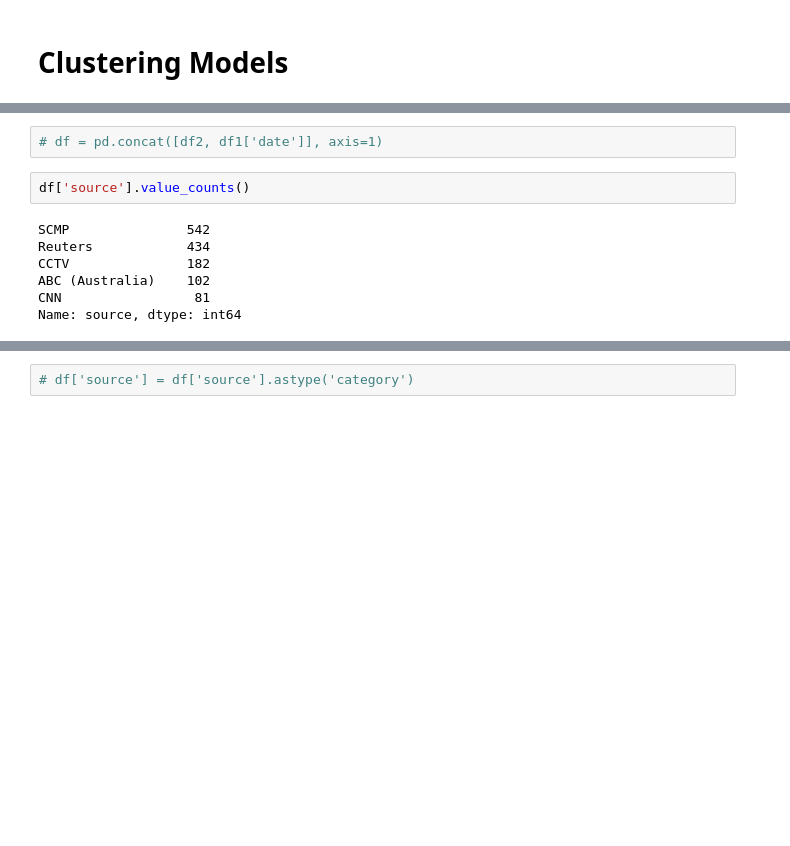
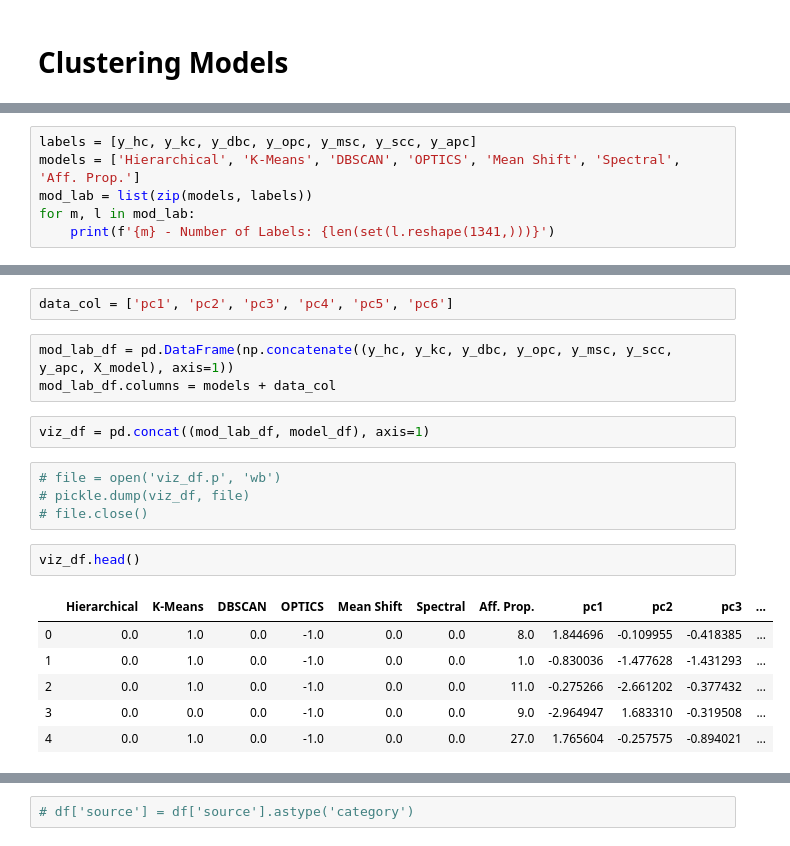
Before and after one commit to wplam107/Final_Project, a Jupyter notebook: clustering_models.ipynb, the cells around one changed output, grey strips where cells are left out. Cells and saved outputs as stored; diff of their text form; blank space fills up the shorter version.

```diff
--- a/clustering_models.ipynb
+++ b/clustering_models.ipynb
@@ -25,0 +127,6 @@ file.close()
+# %%
+labels = [y_hc, y_kc, y_dbc, y_opc, y_msc, y_scc, y_apc]
+models = ['Hierarchical', 'K-Means', 'DBSCAN', 'OPTICS', 'Mean Shift', 'Spectral', 'Aff. Prop.']
+mod_lab = list(zip(models, labels))
+for m, l in mod_lab:
+    print(f'{m} - Number of Labels: {len(set(l.reshape(1341,)))}')
@@ -26,11 +149,20 @@ file.close()
+# %%
+data_col = ['pc1', 'pc2', 'pc3', 'pc4', 'pc5', 'pc6']
+# %%
+mod_lab_df = pd.DataFrame(np.concatenate((y_hc, y_kc, y_dbc, y_opc, y_msc, y_scc, y_apc, X_model), axis=1))
+mod_lab_df.columns = models + data_col
 # %%
-# df = pd.concat([df2, df1['date']], axis=1)
+viz_df = pd.concat((mod_lab_df, model_df), axis=1)
-# %%
-df['source'].value_counts()
-# %% [output]
-SCMP               542
-Reuters            434
-CCTV               182
-ABC (Australia)    102
-CNN                 81
-Name: source, dtype: int64
+# %%
+# file = open('viz_df.p', 'wb')
+# pickle.dump(viz_df, file)
+# file.close()
+# %%
+viz_df.head()
+# %% [output]
+|  | Hierarchical | K-Means | DBSCAN | OPTICS | Mean Shift | Spectral | Aff. Prop. | pc1 | pc2 | pc3 | ... |
+| 0 | 0.0 | 1.0 | 0.0 | -1.0 | 0.0 | 0.0 | 8.0 | 1.844696 | -0.109955 | -0.418385 | ... |
+| 1 | 0.0 | 1.0 | 0.0 | -1.0 | 0.0 | 0.0 | 1.0 | -0.830036 | -1.477628 | -1.431293 | ... |
+| 2 | 0.0 | 1.0 | 0.0 | -1.0 | 0.0 | 0.0 | 11.0 | -0.275266 | -2.661202 | -0.377432 | ... |
+| 3 | 0.0 | 0.0 | 0.0 | -1.0 | 0.0 | 0.0 | 9.0 | -2.964947 | 1.683310 | -0.319508 | ... |
+| 4 | 0.0 | 1.0 | 0.0 | -1.0 | 0.0 | 0.0 | 27.0 | 1.765604 | -0.257575 | -0.894021 | ... |
```
Also changed, not shown: parts of 48 cells of this notebook, 2 other files.
